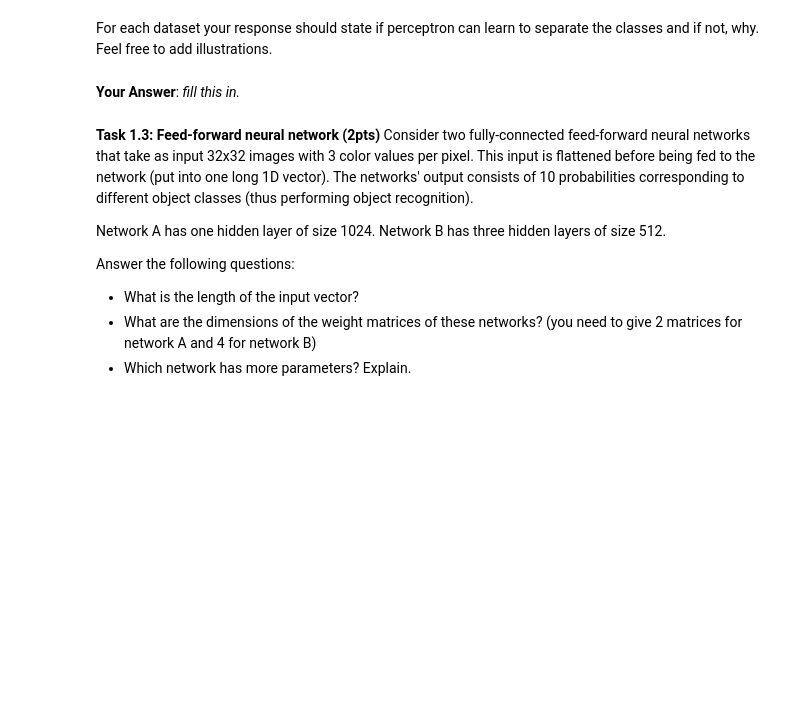
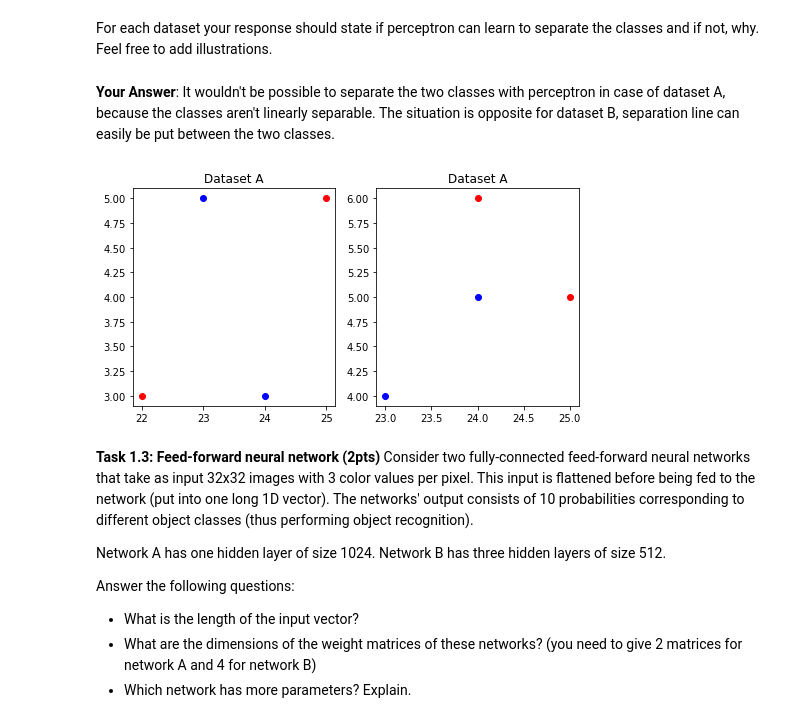
Before and after one commit to dalvsmerk/nn_hw, a Jupyter notebook: practice2/softmax.ipynb, the cells around one changed output. Drawn from its saved outputs; the diff is of its cells as text; code cells hidden in the pictures; blank space fills up the shorter version.

```diff
--- a/practice2/softmax.ipynb
+++ b/practice2/softmax.ipynb
@@ -54,8 +93,35 @@ In the lecture you learned about the perceptron algorithm that dates back to the
 | 24cm   | 5kg     | cat   |
 # %% [markdown]
 For each dataset your response should state if perceptron can learn to separate the classes and if not, why. Feel free to add illustrations.
-# %% [markdown]
-**Your Answer**: *fill this in.*
+# %% [markdown]
+**Your Answer**: It wouldn't be possible to separate the two classes with perceptron in case of dataset A, because the classes aren't linearly separable. The situation is opposite for dataset B, separation line can easily be put between the two classes.
+# %%
+import numpy as np
+import matplotlib.pyplot as plt
+
+dogs_a = np.array([[25, 5],
+                   [22, 3]]).T
+cats_a = np.array([[24, 3],
+                   [23, 5]]).T
+
+dogs_b = np.array([[25, 5],
+                   [24, 6]]).T
+cats_b = np.array([[23, 4],
+                   [24, 5]]).T
+
+_, ax = plt.subplots(1, 2, figsize=(8, 4))
+
+ax[0].plot(dogs_a[0], dogs_a[1], 'ro')
+ax[0].plot(cats_a[0], cats_a[1], 'bo')
+ax[0].set_title('Dataset A')
+
+ax[1].plot(dogs_b[0], dogs_b[1], 'ro')
+ax[1].plot(cats_b[0], cats_b[1], 'bo')
+ax[1].set_title('Dataset A')
+
+plt.show()
+# %% [output]
+[figure, added]
 # %% [markdown]
 **Task 1.3: Feed-forward neural network (2pts)**
 Consider two fully-connected feed-forward neural networks that take as input 32x32 images with 3 color values per pixel. This input is flattened before being fed to the network (put into one long 1D vector). The networks' output consists of 10 probabilities corresponding to different object classes (thus performing object recognition).
```
Also changed, not shown: parts of 18 cells of this notebook, 1 other file.
